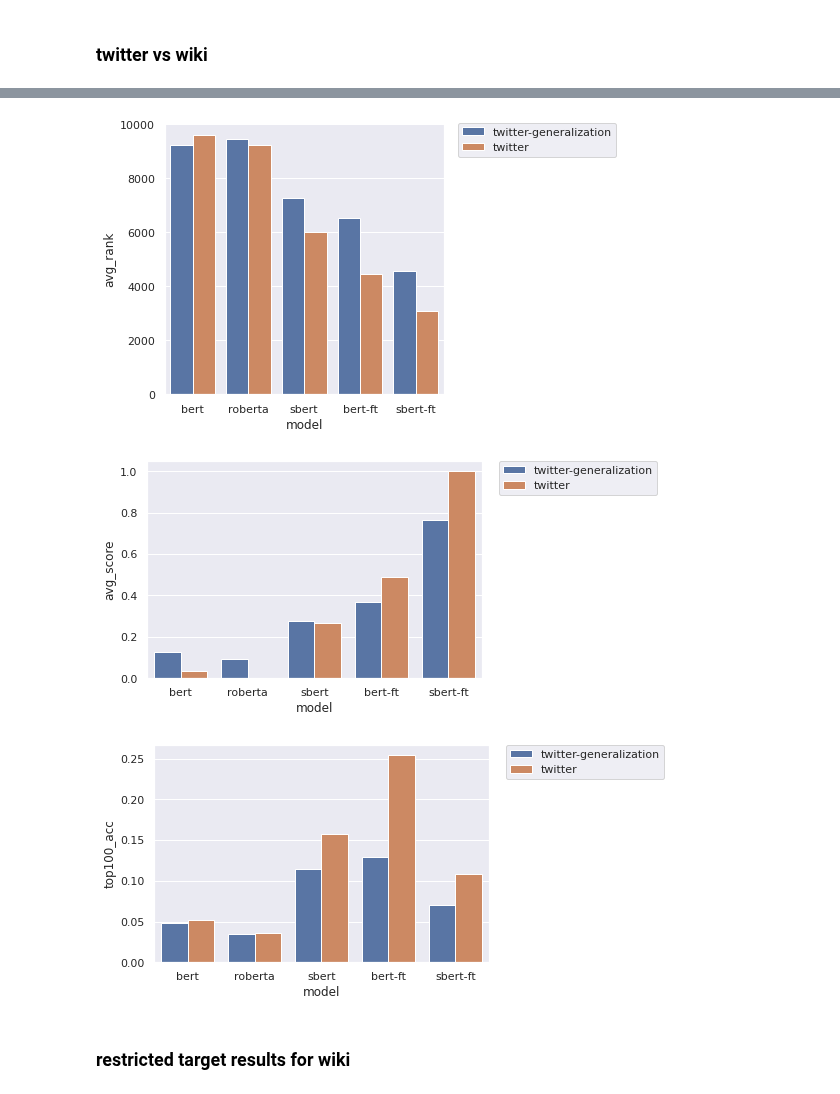
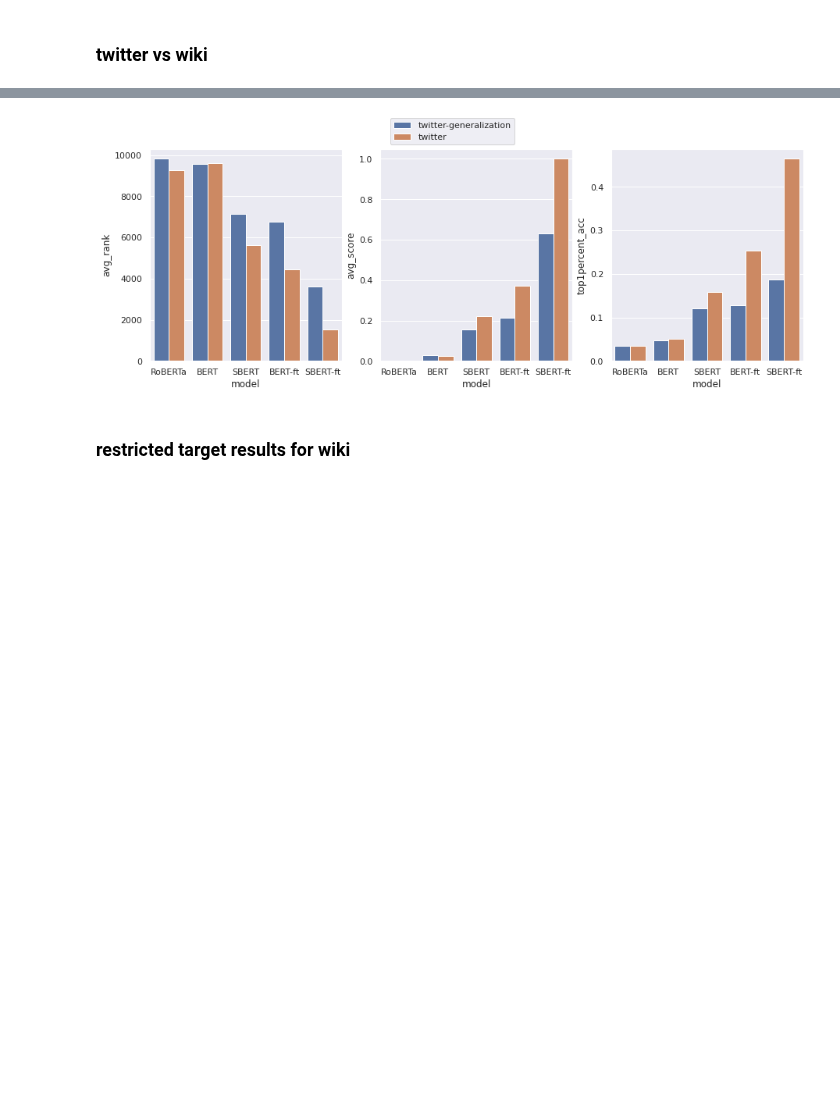
Before and after one commit to navidmdn/identity_embedding, a Jupyter notebook: pi2v.ipynb, the cells around one changed output, grey strips where cells are left out. Cells and saved outputs as stored; diff of their text form; code cells hidden in the pictures; blank space fills up the shorter version.

```diff
--- a/pi2v.ipynb
+++ b/pi2v.ipynb
@@ -859,9 +875,9 @@ with open(f'data/{dataset}-triplet_v2_{freq}.pkl', 'wb') as f:
 import pickle
 
 dataset = 'twitter'
-freq = 100
+freq = 500
 
-with open(f'data/{dataset}-triplets_{freq}.pkl', 'rb') as f:
+with open(f'data/{dataset}-triplet500_v2_{freq}.pkl', 'rb') as f:
     triplets = pickle.load(f)
 # %% [markdown]
 ## finetuning
@@ -1935,7 +1969,8 @@ from transformers import AutoTokenizer, AutoModel
 
 device = 'cuda:0'
 
-sbert_model = SentenceTransformer('all-distilroberta-v1', device=device)
+sbert_model = SentenceTransformer('all-mpnet-base-v2', device=device)
+# sbert_model = SentenceTransformer('all-distilroberta-v1', device=device)
 # sbert_model = SentenceTransformer('all-MiniLM-L6-v2', device=device)
 sbert_model.eval()
 # %% [output]
@@ -1973,13 +1991,13 @@ from transformers import AutoTokenizer, AutoModel
 
 
 device = 'cuda:0'
-twitter_ft_sbert = SentenceTransformer('./models/distilroberta-twitter-freq100/', device=device)
+twitter_ft_sbert = SentenceTransformer('./models/mpnet-twitter-freq100/', device=device)
 twitter_ft_sbert.eval()
 
 # twitter_ft_sbert_10p = SentenceTransformer('./models/distilroberta-twitter-freq100-10p/', device=device)
 # twitter_ft_sbert_10p.eval()
 
-wiki_ft_sbert = SentenceTransformer('./models/distilroberta-wiki-freq3/', device=device)
+wiki_ft_sbert = SentenceTransformer('./models/mpnet-wiki-freq3/', device=device)
 wiki_ft_sbert.eval()
 
 # wiki_ft_sbert = SentenceTransformer('./models/miniLM-L6-wiki-out256/', device=device)
@@ -3752,5 +3746,6 @@ gen_df
 # %%
-df = pd.read_csv('twitter_final_results.csv')
+df = pd.read_csv('final_performance_results.csv')
 df = df[df.model!='w2v']
+df = df[df.dataset != 'wiki']
 df
 # %% [output]
@@ -3778,21 +3773,21 @@ res_df
 # %%
-plt.figure(figsize=(5,5))
-sns.barplot(data=res_df, x='model', y='avg_rank', hue='dataset')
-plt.legend(bbox_to_anchor=(1.05, 1), loc='upper left', borderaxespad=0)
+fig, ax = plt.subplots(1, 3, figsize=(15,5))
+
+g = sns.barplot(data=res_df, x='model', y='avg_rank', hue='dataset', ax=ax[0])
+g.legend_.remove()
+# res_df['avg_score'] = (res_df['avg_score'] - min(res_df['avg_score'])) / (max(res_df['avg_score']) - min(res_df['avg_score']))
+g = sns.barplot(data=res_df, x='model', y='avg_score', hue='dataset', ax=ax[1])
+g.legend_.remove()
+
+g = sns.barplot(data=res_df, x='model', y='top1percent_acc', hue='dataset', ax=ax[2])
+g.legend_.remove()
+
+handles, labels = ax[2].get_legend_handles_labels()
+fig.legend(handles, labels, loc='upper center')
+# plt.legend(bbox_to_anchor=(1.05, 1), loc='upper right', borderaxespad=0)
 plt.show()
-
-res_df['avg_score'] = (res_df['avg_score'] - min(res_df['avg_score'])) / (max(res_df['avg_score']) - min(res_df['avg_score']))
-sns.barplot(data=res_df, x='model', y='avg_score', hue='dataset')
-plt.legend(bbox_to_anchor=(1.05, 1), loc='upper left', borderaxespad=0)
-plt.show()
-
-sns.barplot(data=res_df, x='model', y='top100_acc', hue='dataset')
-plt.legend(bbox_to_anchor=(1.05, 1), loc='upper left', borderaxespad=0)
-plt.show()
 # %% [output]
-[figure, old version]
+[figure, new version]
-[figure, removed]
-[figure, removed]
 # %% [markdown]
 ### restricted target results for wiki
 # %%
```
Also changed, not shown: parts of 51 cells of this notebook.
